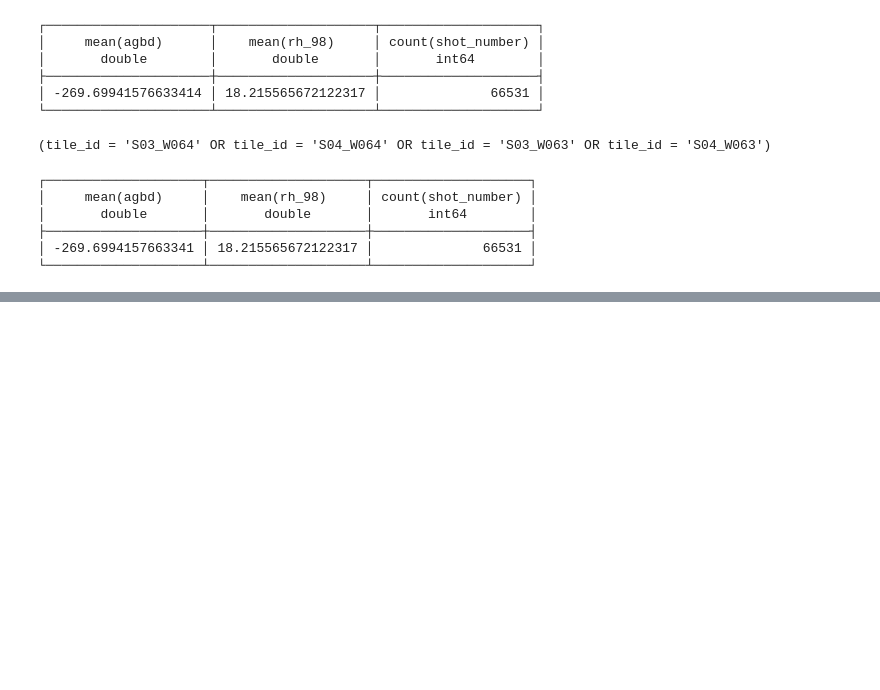
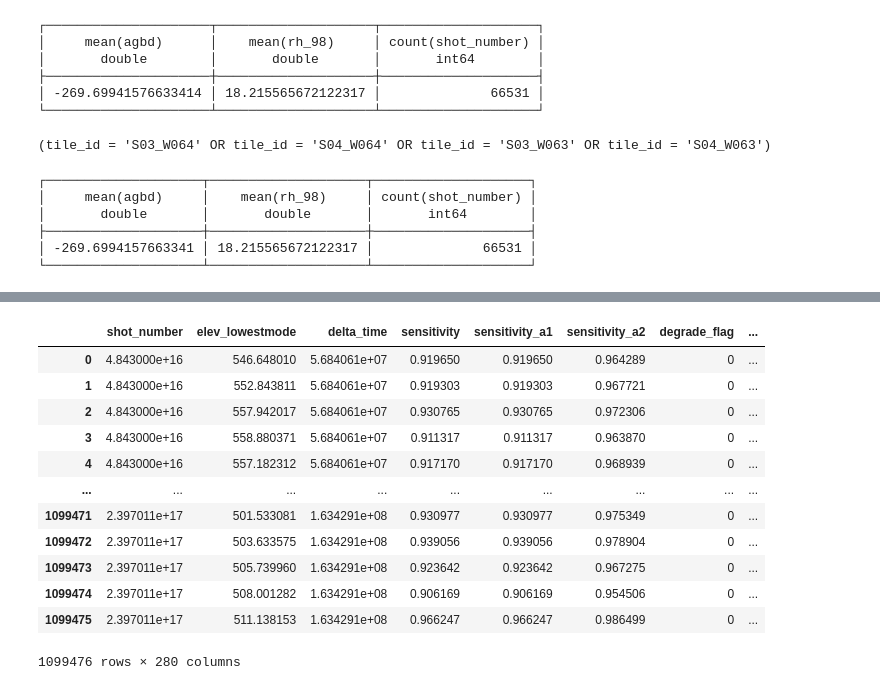
Before and after one commit to ameliaholcomb/gedi_tiler, a Jupyter notebook: tiling_demo.ipynb, the cells around one changed output, grey strips where cells are left out. Saved outputs shown, nothing was run; the diff lists cells and outputs as text; code cells hidden in the pictures; blank space fills up the shorter version.

```diff
--- a/tiling_demo.ipynb
+++ b/tiling_demo.ipynb
@@ -614,0 +716,27 @@ con.sql(f"""
+# %%
+# Geopandas simple read, ~ 3 minutes for > 1 million rows x 280 columns
+import pandas as pd
+
+BUCKET = "maap-ops-workspace"
+PREFIX = "shared/ameliah/gedi-test/brazil_tiles"
+tile_id = "S21_W049"
+gdfs = []
+for year in range(2019, 2024):
+    gdfs.append(gpd.read_file(f"s3://{BUCKET}/{PREFIX}/data/tile_id={tile_id}/year={year}/data_0.parquet"))
+
+gdf = pd.concat(gdfs, ignore_index=True)
+gdf
+# %% [output]
+|  | shot_number | elev_lowestmode | delta_time | sensitivity | sensitivity_a1 | sensitivity_a2 | degrade_flag | ... |
+| 0 | 4.843000e+16 | 546.648010 | 5.684061e+07 | 0.919650 | 0.919650 | 0.964289 | 0 | ... |
+| 1 | 4.843000e+16 | 552.843811 | 5.684061e+07 | 0.919303 | 0.919303 | 0.967721 | 0 | ... |
+| 2 | 4.843000e+16 | 557.942017 | 5.684061e+07 | 0.930765 | 0.930765 | 0.972306 | 0 | ... |
+| 3 | 4.843000e+16 | 558.880371 | 5.684061e+07 | 0.911317 | 0.911317 | 0.963870 | 0 | ... |
+| 4 | 4.843000e+16 | 557.182312 | 5.684061e+07 | 0.917170 | 0.917170 | 0.968939 | 0 | ... |
+| ... | ... | ... | ... | ... | ... | ... | ... | ... |
+| 1099471 | 2.397011e+17 | 501.533081 | 1.634291e+08 | 0.930977 | 0.930977 | 0.975349 | 0 | ... |
+| 1099472 | 2.397011e+17 | 503.633575 | 1.634291e+08 | 0.939056 | 0.939056 | 0.978904 | 0 | ... |
+| 1099473 | 2.397011e+17 | 505.739960 | 1.634291e+08 | 0.923642 | 0.923642 | 0.967275 | 0 | ... |
+| 1099474 | 2.397011e+17 | 508.001282 | 1.634291e+08 | 0.906169 | 0.906169 | 0.954506 | 0 | ... |
+| 1099475 | 2.397011e+17 | 511.138153 | 1.634291e+08 | 0.966247 | 0.966247 | 0.986499 | 0 | ... |
+1099476 rows × 280 columns
```
Also changed, not shown: parts of 51 cells of this notebook.
